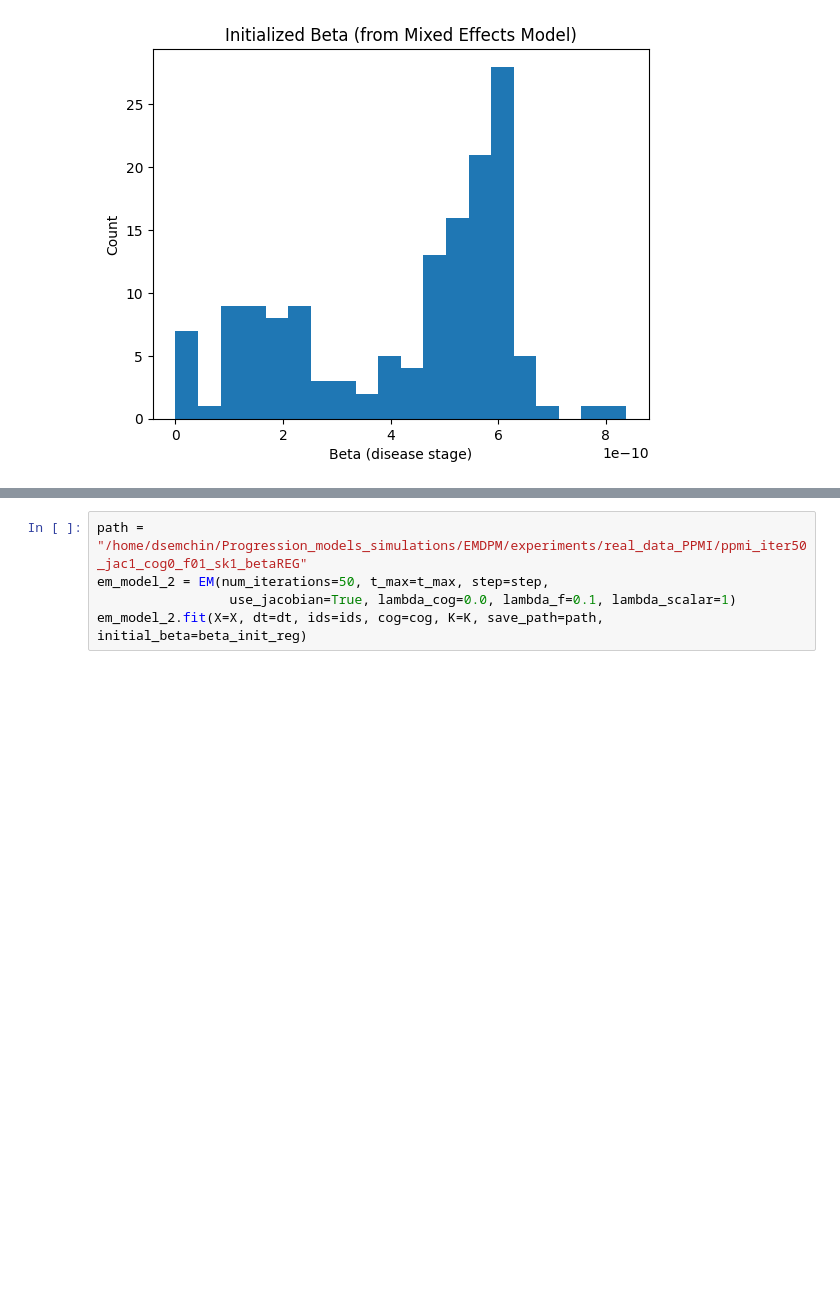
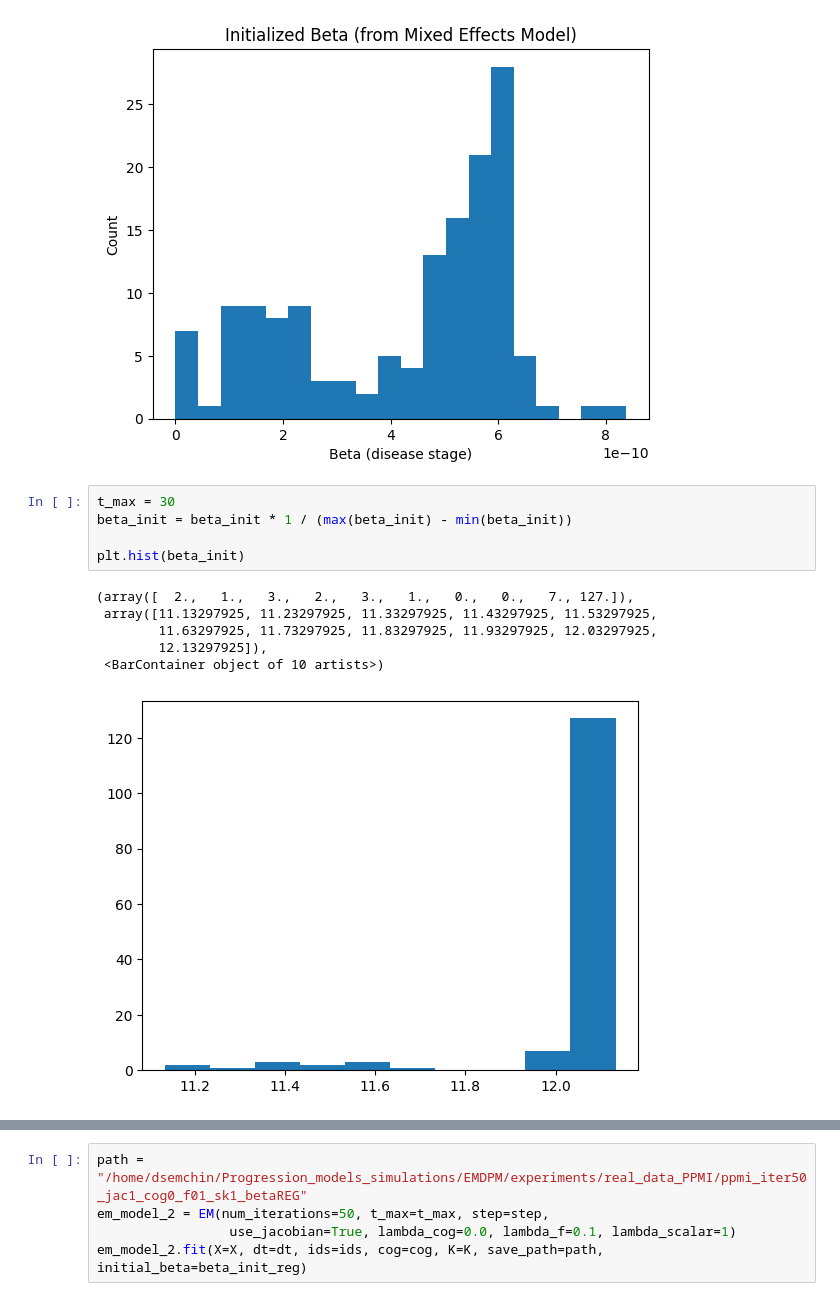
Before and after one commit to LAMCIG/Progression_models_simulations, a Jupyter notebook: EMDPM/experiments/real_data_PPMI/ppmi_fit_10biom.ipynb, the cells around one changed output, grey strips where cells are left out. Cells and saved outputs as stored; diff of their text form; blank space fills up the shorter version.

```diff
--- a/EMDPM/experiments/real_data_PPMI/ppmi_fit_10biom.ipynb
+++ b/EMDPM/experiments/real_data_PPMI/ppmi_fit_10biom.ipynb
@@ -174,5 +167,17 @@ TD_score      -0.010    0.016 -0.607 0.544 -0.041  0.022
 Group Var      0.000
 ========================================================
 [figure]
+# %%
+t_max = 30
+beta_init = beta_init * 1 / (max(beta_init) - min(beta_init))
+
+plt.hist(beta_init)
+# %% [output]
+(array([  2.,   1.,   3.,   2.,   3.,   1.,   0.,   0.,   7., 127.]),
+ array([11.13297925, 11.23297925, 11.33297925, 11.43297925, 11.53297925,
+        11.63297925, 11.73297925, 11.83297925, 11.93297925, 12.03297925,
+        12.13297925]),
+ <BarContainer object of 10 artists>)
+[figure, added]
 # %%
 path = "/home/dsemchin/Progression_models_simulations/EMDPM/experiments/real_data_PPMI/ppmi_iter10_test"
```
Also changed, not shown: parts of 5 cells of this notebook, 6 other files.
